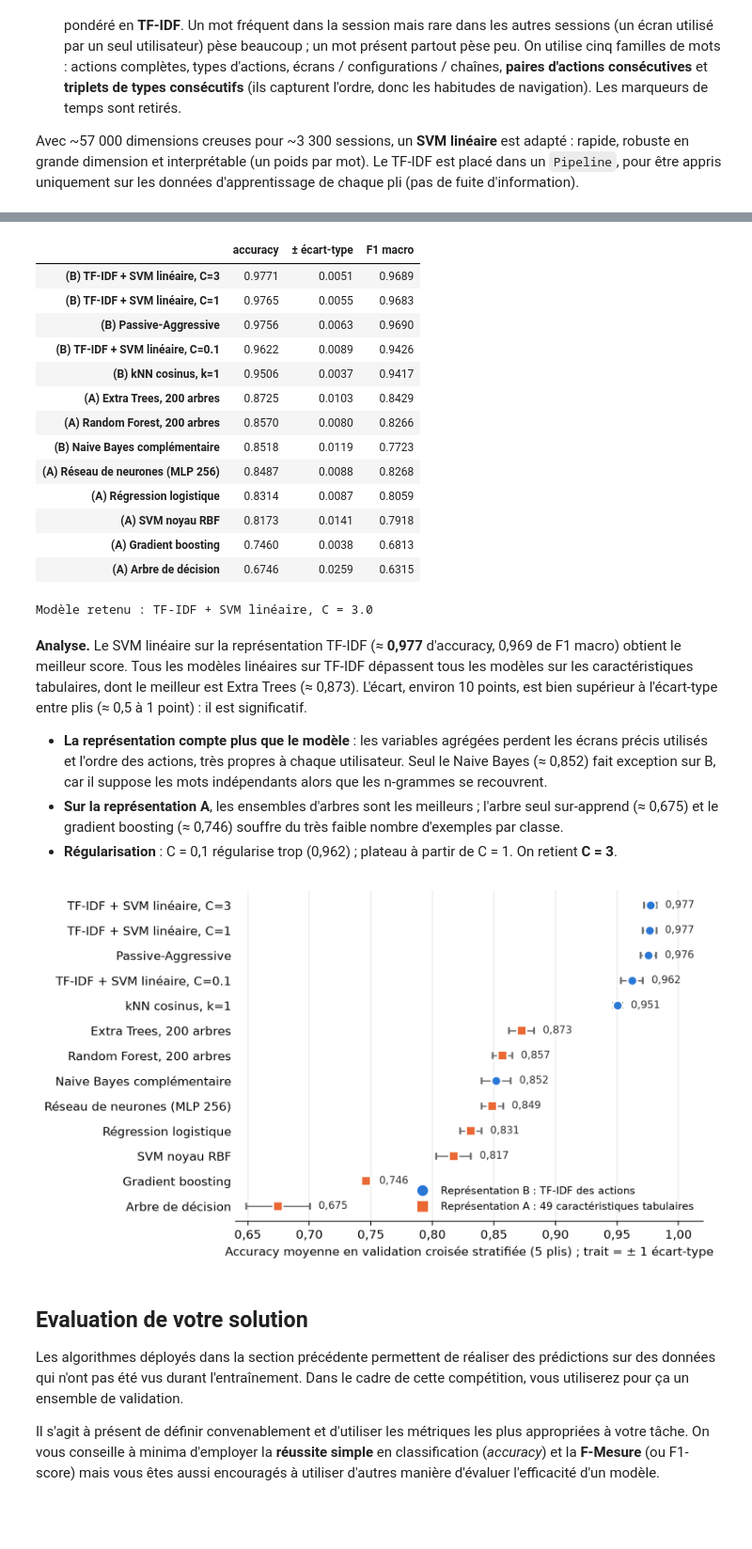
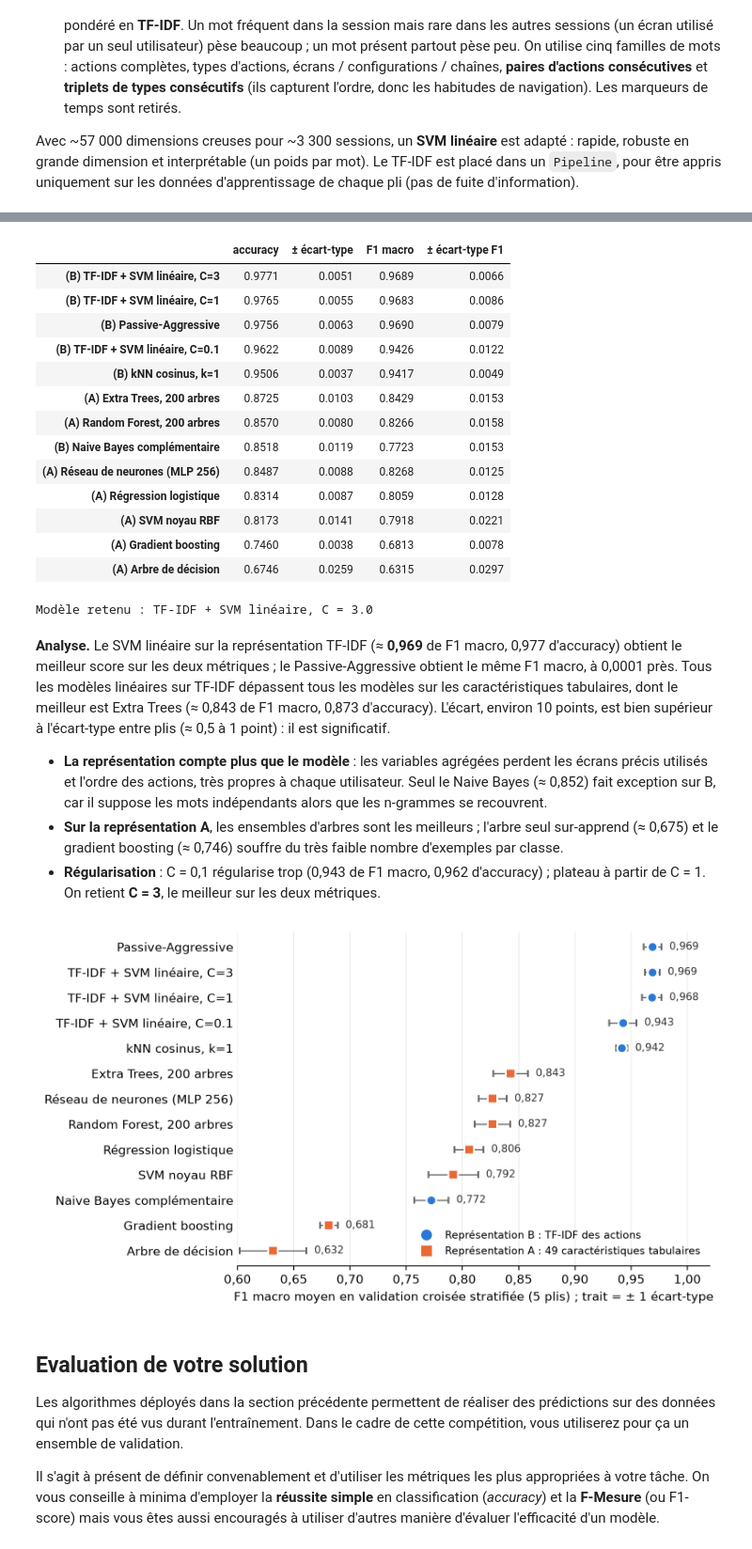
Before and after one commit to malekbizid/copilote, a Jupyter notebook: BE_CS1_indications_rendu_1.ipynb, the cells around one changed output, grey strips where cells are left out. Shown at 94% size. Cells and saved outputs as stored; diff of their text form; code cells hidden in the pictures; blank space fills up the shorter version.

```diff
--- a/BE_CS1_indications_rendu_1.ipynb
+++ b/BE_CS1_indications_rendu_1.ipynb
@@ -557,7 +480,8 @@ cv = StratifiedKFold(n_splits=5, shuffle=True, random_state=RANDOM_STATE)
 
 def score_cv(modele, X):
     r = cross_validate(modele, X, y, cv=cv, scoring=["accuracy", "f1_macro"], n_jobs=2)
-    return {"accuracy": r["test_accuracy"].mean(), "± écart-type": r["test_accuracy"].std(), "F1 macro": r["test_f1_macro"].mean()}
+    return {"accuracy": r["test_accuracy"].mean(), "± écart-type": r["test_accuracy"].std(),
+            "F1 macro": r["test_f1_macro"].mean(), "± écart-type F1": r["test_f1_macro"].std()}
 
 # (A) Modèles sur les caractéristiques tabulaires. Ceux qui reposent sur des distances ou des produits
 #     scalaires (régression logistique, SVM, MLP) sont précédés d'une standardisation ; les arbres n'en ont pas besoin.
@@ -594,59 +518,59 @@ display(tableau.round(4))
 BEST_C = float(tableau.filter(like="SVM linéaire", axis=0)["accuracy"].idxmax().split("=")[1])
 print("Modèle retenu : TF-IDF + SVM linéaire, C =", BEST_C)
 # %% [output]
-|  | accuracy | ± écart-type | F1 macro |
-| (B) TF-IDF + SVM linéaire, C=3 | 0.9771 | 0.0051 | 0.9689 |
-| (B) TF-IDF + SVM linéaire, C=1 | 0.9765 | 0.0055 | 0.9683 |
-| (B) Passive-Aggressive | 0.9756 | 0.0063 | 0.9690 |
-| (B) TF-IDF + SVM linéaire, C=0.1 | 0.9622 | 0.0089 | 0.9426 |
-| (B) kNN cosinus, k=1 | 0.9506 | 0.0037 | 0.9417 |
-| (A) Extra Trees, 200 arbres | 0.8725 | 0.0103 | 0.8429 |
-| (A) Random Forest, 200 arbres | 0.8570 | 0.0080 | 0.8266 |
-| (B) Naive Bayes complémentaire | 0.8518 | 0.0119 | 0.7723 |
-| (A) Réseau de neurones (MLP 256) | 0.8487 | 0.0088 | 0.8268 |
-| (A) Régression logistique | 0.8314 | 0.0087 | 0.8059 |
-| (A) SVM noyau RBF | 0.8173 | 0.0141 | 0.7918 |
-| (A) Gradient boosting | 0.7460 | 0.0038 | 0.6813 |
-| (A) Arbre de décision | 0.6746 | 0.0259 | 0.6315 |
+|  | accuracy | ± écart-type | F1 macro | ± écart-type F1 |
+| (B) TF-IDF + SVM linéaire, C=3 | 0.9771 | 0.0051 | 0.9689 | 0.0066 |
+| (B) TF-IDF + SVM linéaire, C=1 | 0.9765 | 0.0055 | 0.9683 | 0.0086 |
+| (B) Passive-Aggressive | 0.9756 | 0.0063 | 0.9690 | 0.0079 |
+| (B) TF-IDF + SVM linéaire, C=0.1 | 0.9622 | 0.0089 | 0.9426 | 0.0122 |
+| (B) kNN cosinus, k=1 | 0.9506 | 0.0037 | 0.9417 | 0.0049 |
+| (A) Extra Trees, 200 arbres | 0.8725 | 0.0103 | 0.8429 | 0.0153 |
+| (A) Random Forest, 200 arbres | 0.8570 | 0.0080 | 0.8266 | 0.0158 |
+| (B) Naive Bayes complémentaire | 0.8518 | 0.0119 | 0.7723 | 0.0153 |
+| (A) Réseau de neurones (MLP 256) | 0.8487 | 0.0088 | 0.8268 | 0.0125 |
+| (A) Régression logistique | 0.8314 | 0.0087 | 0.8059 | 0.0128 |
+| (A) SVM noyau RBF | 0.8173 | 0.0141 | 0.7918 | 0.0221 |
+| (A) Gradient boosting | 0.7460 | 0.0038 | 0.6813 | 0.0078 |
+| (A) Arbre de décision | 0.6746 | 0.0259 | 0.6315 | 0.0297 |
 Modèle retenu : TF-IDF + SVM linéaire, C = 3.0
 # %% [markdown]
-**Analyse.** Le SVM linéaire sur la représentation TF-IDF (≈ **0,977** d'accuracy, 0,969 de F1 macro) obtient le meilleur score. Tous les modèles linéaires sur TF-IDF dépassent tous les modèles sur les caractéristiques tabulaires, dont le meilleur est Extra Trees (≈ 0,873). L'écart, environ 10 points, est bien supérieur à l'écart-type entre plis (≈ 0,5 à 1 point) : il est significatif.
+**Analyse.** Le SVM linéaire sur la représentation TF-IDF (≈ **0,969** de F1 macro, 0,977 d'accuracy) obtient le meilleur score sur les deux métriques ; le Passive-Aggressive obtient le même F1 macro, à 0,0001 près. Tous les modèles linéaires sur TF-IDF dépassent tous les modèles sur les caractéristiques tabulaires, dont le meilleur est Extra Trees (≈ 0,843 de F1 macro, 0,873 d'accuracy). L'écart, environ 10 points, est bien supérieur à l'écart-type entre plis (≈ 0,5 à 1 point) : il est significatif.
 - **La représentation compte plus que le modèle** : les variables agrégées perdent les écrans précis utilisés et l'ordre des actions, très propres à chaque utilisateur. Seul le Naive Bayes (≈ 0,852) fait exception sur B, car il suppose les mots indépendants alors que les n-grammes se recouvrent.
 - **Sur la représentation A**, les ensembles d'arbres sont les meilleurs ; l'arbre seul sur-apprend (≈ 0,675) et le gradient boosting (≈ 0,746) souffre du très faible nombre d'exemples par classe.
-- **Régularisation** : C = 0,1 régularise trop (0,962) ; plateau à partir de C = 1. On retient **C = 3**.
+- **Régularisation** : C = 0,1 régularise trop (0,943 de F1 macro, 0,962 d'accuracy) ; plateau à partir de C = 1. On retient **C = 3**, le meilleur sur les deux métriques.
 # %%
 from matplotlib.lines import Line2D
 from matplotlib.ticker import FuncFormatter
 
-# Figure de comparaison des modèles, construite à partir de `tableau` (cellule précédente)
-t = tableau.sort_values("accuracy")                       # du moins bon (en bas) au meilleur (en haut)
+# Figure de comparaison des modèles (F1 macro, métrique du challenge)
+t = tableau.sort_values("F1 macro")                       # du moins bon (en bas) au meilleur (en haut)
 rep = ["B" if nom.startswith("(B)") else "A" for nom in t.index]
 couleur = {"A": "#eb6834", "B": "#2a78d6"}                # orange = représentation A, bleu = B
 marqueur = {"A": "s", "B": "o"}                           # carré = A, rond = B
 
 fig, ax = plt.subplots(figsize=(8, 4.6), dpi=200)
 for i, (nom, r) in enumerate(zip(t.index, rep)):
-    acc, std = t.loc[nom, "accuracy"], t.loc[nom, "± écart-type"]
-    ax.errorbar(acc, i, xerr=std, fmt=marqueur[r], ms=8, color=couleur[r],
+    score, std = t.loc[nom, "F1 macro"], t.loc[nom, "± écart-type F1"]
+    ax.errorbar(score, i, xerr=std, fmt=marqueur[r], ms=8, color=couleur[r],
                 ecolor="#666", elinewidth=1, capsize=3, mec="white", mew=1.5)
-    ax.text(acc + std + 0.007, i, f"{acc:.3f}".replace(".", ","), va="center", fontsize=8.5, color="#333")
+    ax.text(score + std + 0.007, i, f"{score:.3f}".replace(".", ","), va="center", fontsize=8.5, color="#333")
 
 ax.set_yticks(range(len(t)), [nom[4:] for nom in t.index])   # on enlève le préfixe « (A) » / « (B) »
-ax.set_xlim(0.64, 1.02)
+ax.set_xlim(0.60, 1.02)
 ax.xaxis.set_major_formatter(FuncFormatter(lambda v, _: f"{v:.2f}".replace(".", ",")))
-ax.set_xlabel("Accuracy moyenne en validation croisée stratifiée (5 plis) ; trait = ± 1 écart-type")
+ax.set_xlabel("F1 macro moyen en validation croisée stratifiée (5 plis) ; trait = ± 1 écart-type")
 for cote in ["top", "right", "left"]:
     ax.spines[cote].set_visible(False)
 ax.tick_params(axis="y", length=0)
 ax.grid(axis="x", color="#e5e5e5", lw=0.6); ax.set_axisbelow(True)
 ax.legend(handles=[Line2D([], [], marker="o", ls="", color=couleur["B"], ms=8, label="Représentation B : TF-IDF des actions"),
                    Line2D([], [], marker="s", ls="", color=couleur["A"], ms=8, label="Représentation A : 49 caractéristiques tabulaires")],
           loc="lower right", frameon=False, fontsize=8.5)
 plt.tight_layout()
 plt.savefig("comparaison_modeles.png")
 plt.show()
 # %% [output]
-[figure, old version]
+[figure, new version]
 # %% [markdown]
 ## Evaluation de votre solution
 
```
Also changed, not shown: parts of 10 cells of this notebook.
